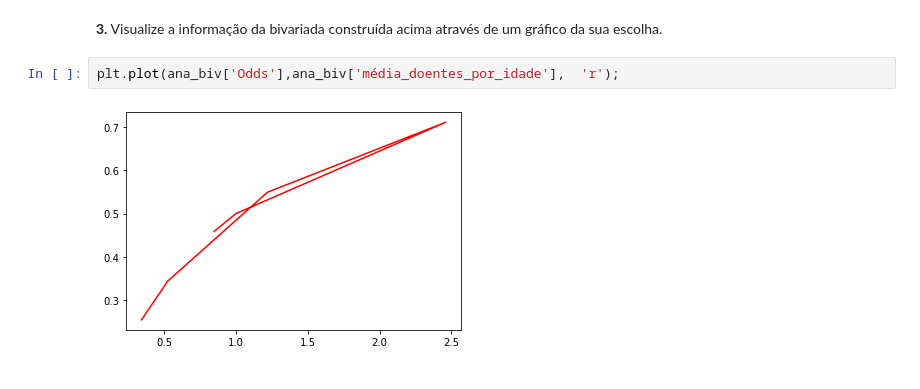
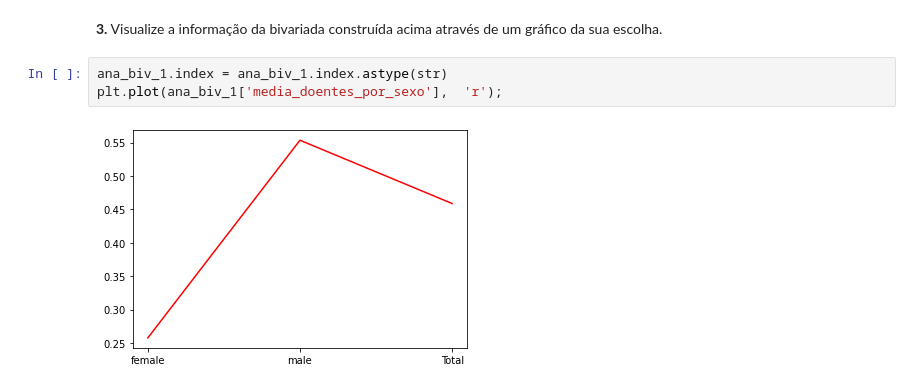
Before and after one commit to njuliacsouza/_projetosEBAC, a Jupyter notebook: Atividade_Modulo_18/mod18_ex01_bivariada_logística.ipynb, the cells around one changed output. Drawn from its saved outputs; the diff is of its cells as text.

```diff
--- a/Atividade_Modulo_18/mod18_ex01_bivariada_logística.ipynb
+++ b/Atividade_Modulo_18/mod18_ex01_bivariada_logística.ipynb
@@ -152,7 +152,8 @@ Quantidade média de "age": 54.43894389438944
 | Total | 164 | 139 | 303 | 0.458746 | 0.847561 | 2.489710 | -0.165392 | ... |
 # %% [markdown]
 **3.** Visualize a informação da bivariada construída acima através de um gráfico da sua escolha.
-# %%
-plt.plot(ana_biv['Odds'],ana_biv['média_doentes_por_idade'],  'r');
-# %% [output]
-[figure, removed]
+# %%
+ana_biv_1.index = ana_biv_1.index.astype(str)
+plt.plot(ana_biv_1['media_doentes_por_sexo'],  'r');
+# %% [output]
+[figure, added]
```
Also changed, not shown: parts of 3 cells of this notebook.
